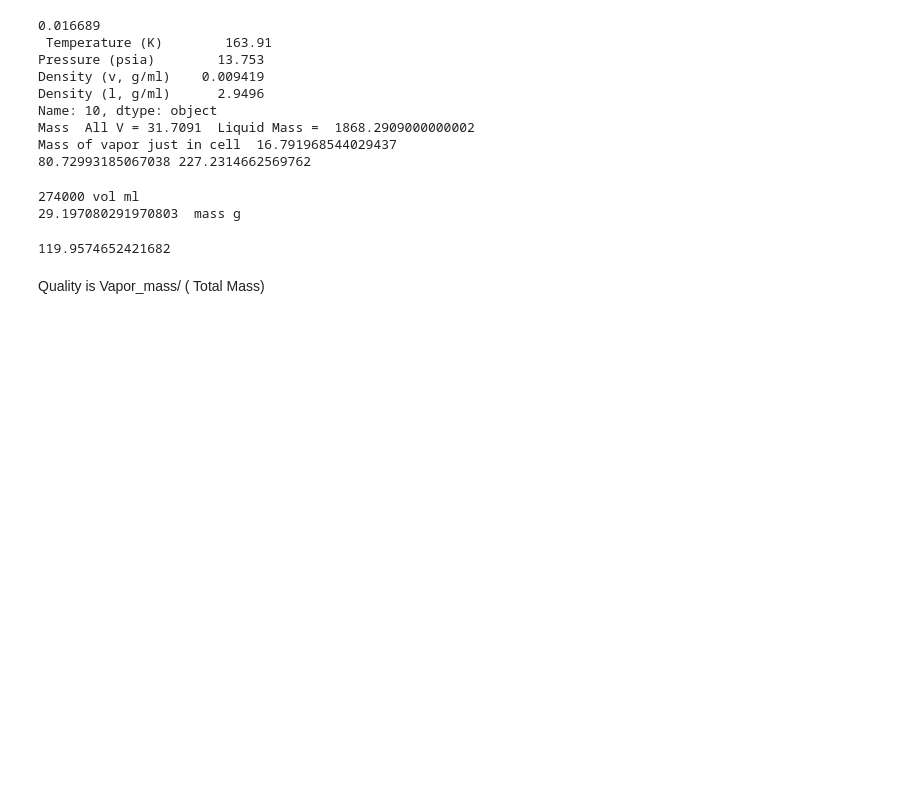
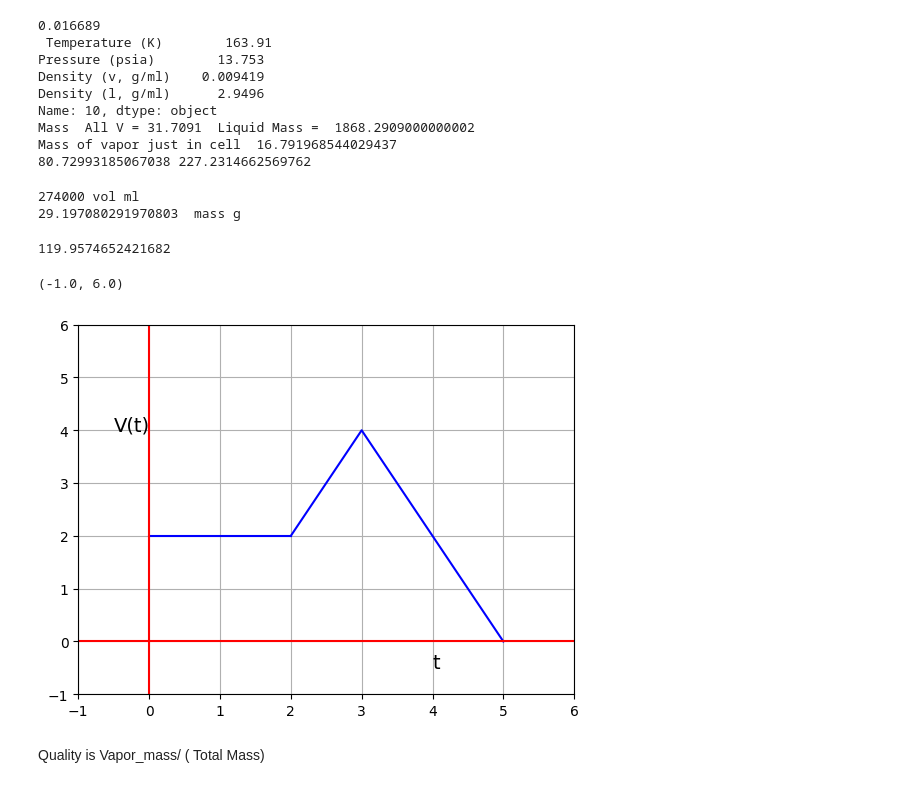
Before and after one commit to jbane11/nexo, a Jupyter notebook: Lab028/XeMassCalc/XenonMassCalc.ipynb, the cells around one changed output. Cells and saved outputs as stored; diff of their text form; code cells hidden in the pictures; blank space fills up the shorter version.

```diff
--- a/Lab028/XeMassCalc/XenonMassCalc.ipynb
+++ b/Lab028/XeMassCalc/XenonMassCalc.ipynb
@@ -456,5 +613,22 @@ print( m , " mass g")
 Total_Xenon_Vol *0.001 *0.03
 # %% [output]
 119.9574652421682
+# %%
+plt.errorbar(x=[0,2],y=[2,2], color="b")
+plt.errorbar(x=[2,3,5],y=[2,4,0], color="b")
+
+plt.errorbar(x=[-2,7],y=[0,0], color="r",)
+plt.errorbar(x=[0,0],y=[-2,7], color="r",)
+
+
+plt.text(4,-.5,"t",size=14)
+plt.text(-.5,4, "V(t)",size=14)
+
+plt.grid()
+plt.ylim(-1,6)
+plt.xlim(-1,6)
+# %% [output]
+(-1.0, 6.0)
+[figure, added]
 # %% [markdown]
 Quality is Vapor_mass/ ( Total Mass)
```
Also changed, not shown: parts of 13 cells of this notebook, 6 other files.
